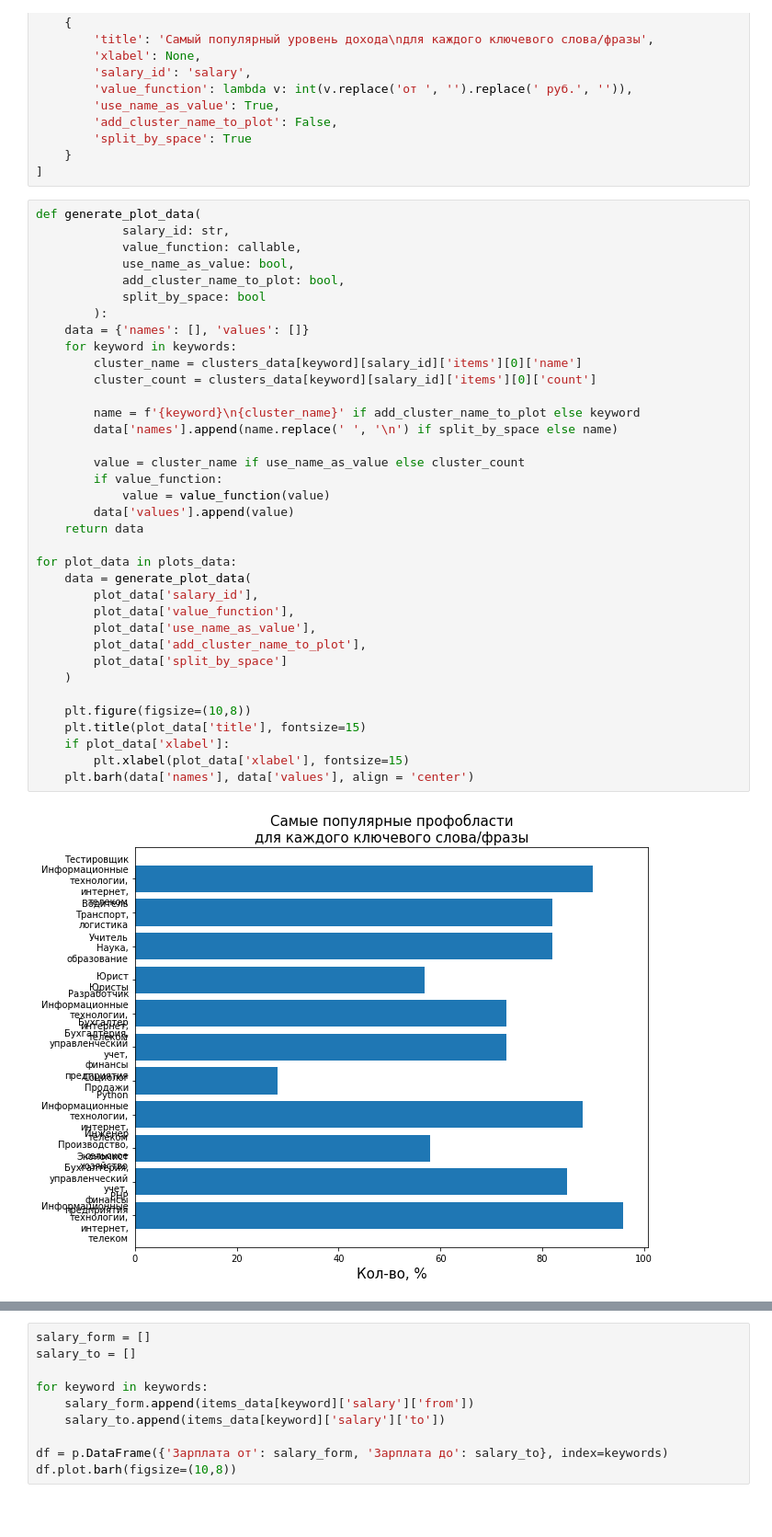
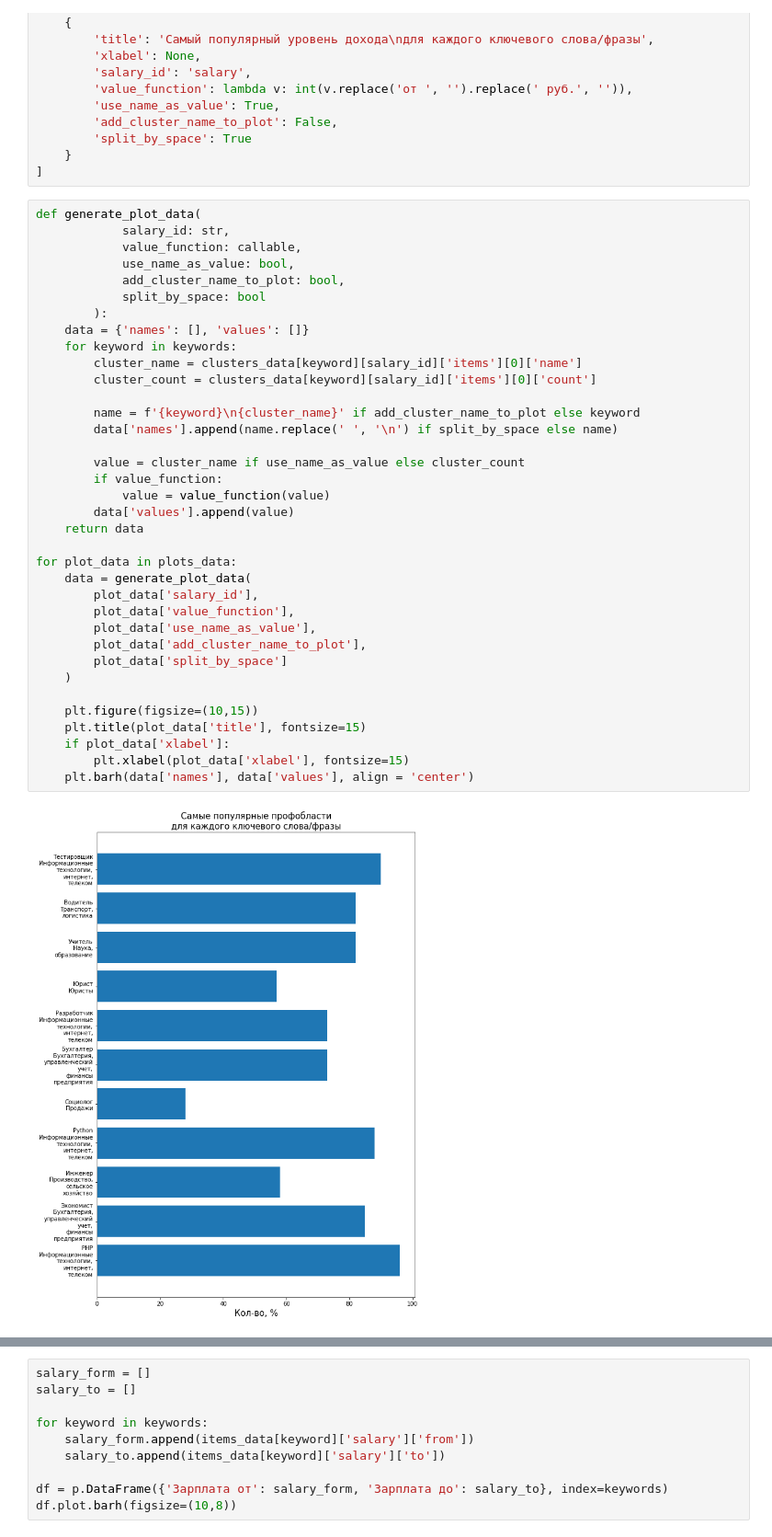
Before and after one commit to TAPAKAHOKOT/hh_ru, a Jupyter notebook: main.ipynb, the cells around one changed output, grey strips where cells are left out. Shown at 92% size. Drawn from its saved outputs; the diff is of its cells as text; blank space fills up the shorter version.

```diff
--- a/main.ipynb
+++ b/main.ipynb
@@ -296,32 +296,32 @@ def generate_plot_data(
             split_by_space: bool
         ):
     data = {'names': [], 'values': []}
     for keyword in keywords:
         cluster_name = clusters_data[keyword][salary_id]['items'][0]['name']
         cluster_count = clusters_data[keyword][salary_id]['items'][0]['count']
 
         name = f'{keyword}\n{cluster_name}' if add_cluster_name_to_plot else keyword
         data['names'].append(name.replace(' ', '\n') if split_by_space else name)
 
         value = cluster_name if use_name_as_value else cluster_count
         if value_function:
             value = value_function(value)
         data['values'].append(value)
     return data
 
 for plot_data in plots_data:
     data = generate_plot_data(
         plot_data['salary_id'],
         plot_data['value_function'],
         plot_data['use_name_as_value'],
         plot_data['add_cluster_name_to_plot'],
         plot_data['split_by_space']
     )
 
-    plt.figure(figsize=(10,8))
+    plt.figure(figsize=(10,15))
     plt.title(plot_data['title'], fontsize=15)
     if plot_data['xlabel']:
         plt.xlabel(plot_data['xlabel'], fontsize=15)
     plt.barh(data['names'], data['values'], align = 'center')
 # %% [output]
-[figure, old version]
+[figure, new version]
```
Also changed, not shown: parts of 1 cell of this notebook.
